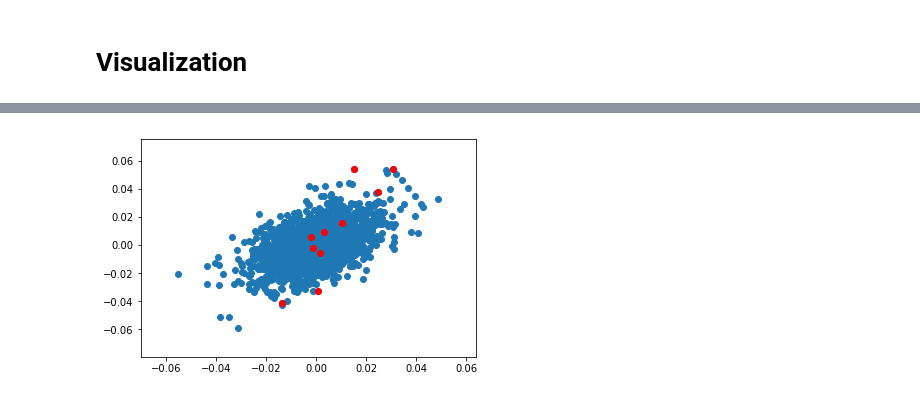
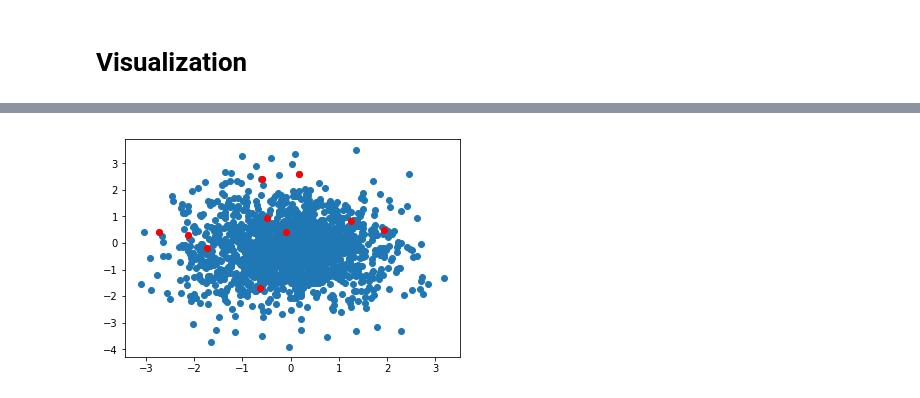
Before and after one commit to miladtaghavi/Miniproject2, a Jupyter notebook: Surprise Factorization.ipynb, the cells around one changed output, grey strips where cells are left out. Drawn from its saved outputs; the diff is of its cells as text; code cells hidden in the pictures.

```diff
--- a/Surprise Factorization.ipynb
+++ b/Surprise Factorization.ipynb
@@ -59,7 +387,7 @@ Test time         0.25    0.26    0.22    0.18    0.13    0.21    0.05
 # Training on Full Dataset, Getting Matrices
 # %%
 # Using the optimized parameters from cross-validation, we fit on the entire training set/
-clf = SVD(n_factors=20)
+clf = SVD(n_factors=20, n_epochs=60, biased=False)#reg_all=0.1,
 clf.fit(full.build_full_trainset())
 # %% [output]
 <surprise.prediction_algorithms.matrix_factorization.SVD at 0x...>
@@ -77,7 +446,7 @@ print(V.shape)
 # %%
 # Do SVD (singular value decomposition) on the matrices
-A, Sigma, B = np.linalg.svd(V, full_matrices=False) # V = A @ np.diag(Sigma) @ B
-print(V.shape)
+A, Sigma, B = np.linalg.svd(Vt, full_matrices=False) # Vt = A @ np.diag(Sigma) @ B
+
 print(A.shape)
 print(np.diag(Sigma).shape)
 print(B.shape)
@@ -89,10 +473,12 @@ print(B.shape)
 # %%
-# Take the first 2 rows(?) of A
-A_red = A[:2, :]
+# Take the first 2 columns of A
+A_red = A[:, :2]
 print(A_red.shape)
 
-# Multiply with V to reduce V from 20 dim to 2 dim
-V_red = (V @ A_red.T)
+# Multiply with Vt to reduce Vt from 20 dim to 2 dim
+V_red = (A_red.T @ Vt)
 print(V_red.shape)
-print(V_red)
+
+# Make each row of V_red have unit variance
+V_red /= np.tile(np.std(V_red, axis=1).reshape([2, 1]), (1, V_red.shape[1]))
 # %% [output]
@@ -109,0 +613,17 @@ print(V_red)
+# %%
+skips = 1
+scores = np.array([movies[int(clf.trainset.to_raw_iid(i))].avg_score for i in range(V_red.shape[1])])
+nratings = np.array([movies[int(clf.trainset.to_raw_iid(i))].n_ratings for i in range(0, V_red.shape[1], skips)])
+
+plt.scatter(V_red[0, ::skips], V_red[1, ::skips], c=scores, cmap='jet', alpha=0.6, s=np.sqrt(nratings))
+plt.colorbar()
+
+for i in most_pop10_idx:
+    plt.scatter(V_red[0, clf.trainset.to_inner_iid(str(i))], V_red[1, clf.trainset.to_inner_iid(str(i))], c='k', s=np.sqrt(np.array([movies[i].n_ratings for i in most_pop10_idx])))
+for i in best10_idx:
+    plt.scatter(V_red[0, clf.trainset.to_inner_iid(str(i))], V_red[1, clf.trainset.to_inner_iid(str(i))], c='k', marker='^', s=5)
+
+plt.title("Scatterplot of all reviews of movies")
+plt.xlabel("First principal component")
+plt.ylabel("Second principal component")
+plt.savefig("./Visualizations/Scores.pdf")
@@ -110,9 +638,11 @@ print(V_red)
 # %%
 # Scatter the 2 dimensions of the reduced V
-plt.scatter(V_red[:, 0], V_red[:, 1])
+plt.scatter(V_red[0, :], V_red[1, :])
+# plt.ylim([-0.03,0.03])
+# plt.xlim([-0.03,0.03])
 
 # Top 10 most popular movies
-for i in [50, 258, 100, 181, 294, 286, 288, 1, 300, 121]:
-    plt.scatter(V_red[clf.trainset.to_inner_iid(str(i)), 0], V_red[clf.trainset.to_inner_iid(str(i)), 1], c='r')
+for i in most_pop10_idx:
+    plt.scatter(V_red[0, clf.trainset.to_inner_iid(str(i))], V_red[1, clf.trainset.to_inner_iid(str(i))], c='r')
 # %% [output]
-[figure, old version]
+[figure, new version]
```
Also changed, not shown: parts of 30 cells of this notebook, 2 other files.
